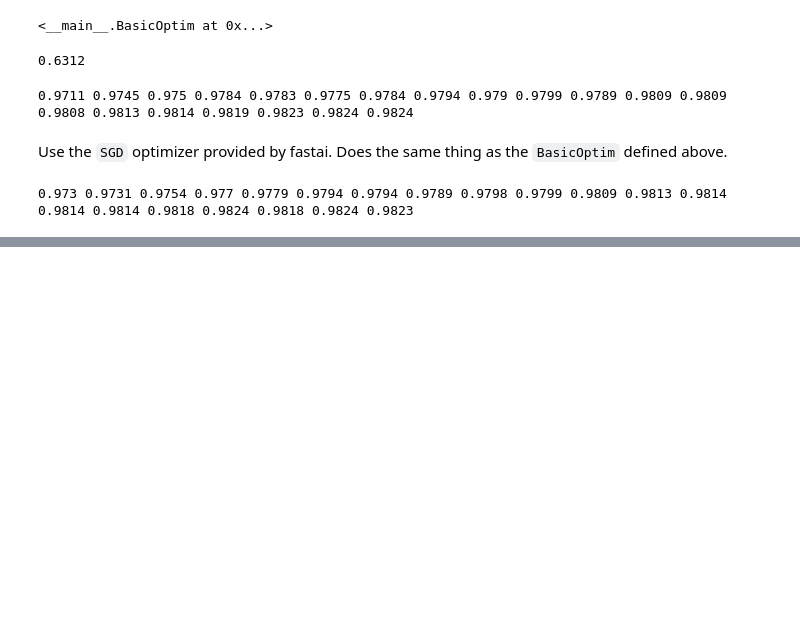
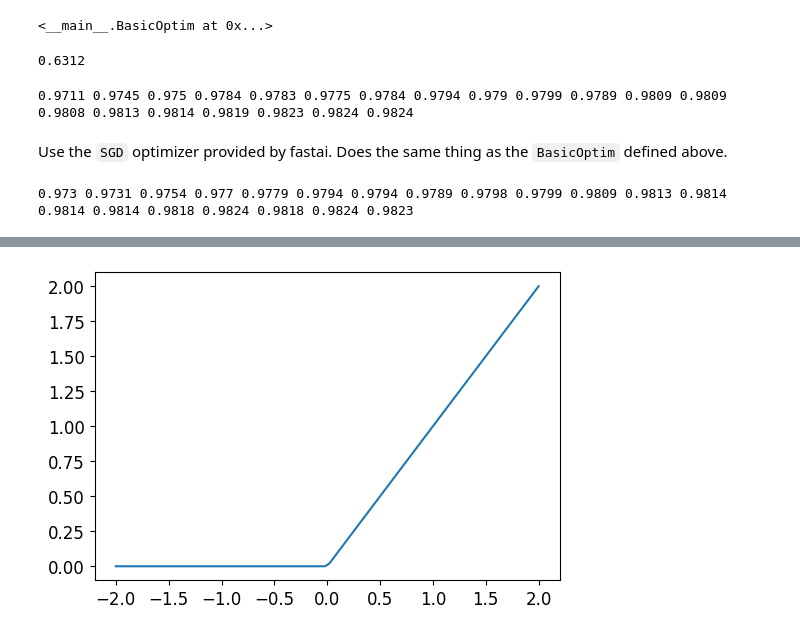
Before and after one commit to CodeWithOz/fastai-deep-learn-coders, a Jupyter notebook: ch_04_mnist_pt2.ipynb, the cells around one changed output, grey strips where cells are left out. Drawn from its saved outputs; the diff is of its cells as text; code cells hidden in the pictures; blank space fills up the shorter version.

```diff
--- a/ch_04_mnist_pt2.ipynb
+++ b/ch_04_mnist_pt2.ipynb
@@ -528,0 +557,4 @@ train_model(linear_model, 20)
+# %%
+plot_function(lambda x: x.max(tensor(0.0)))
+# %% [output]
+[figure, added]
```
Also changed, not shown: parts of 19 cells of this notebook.
